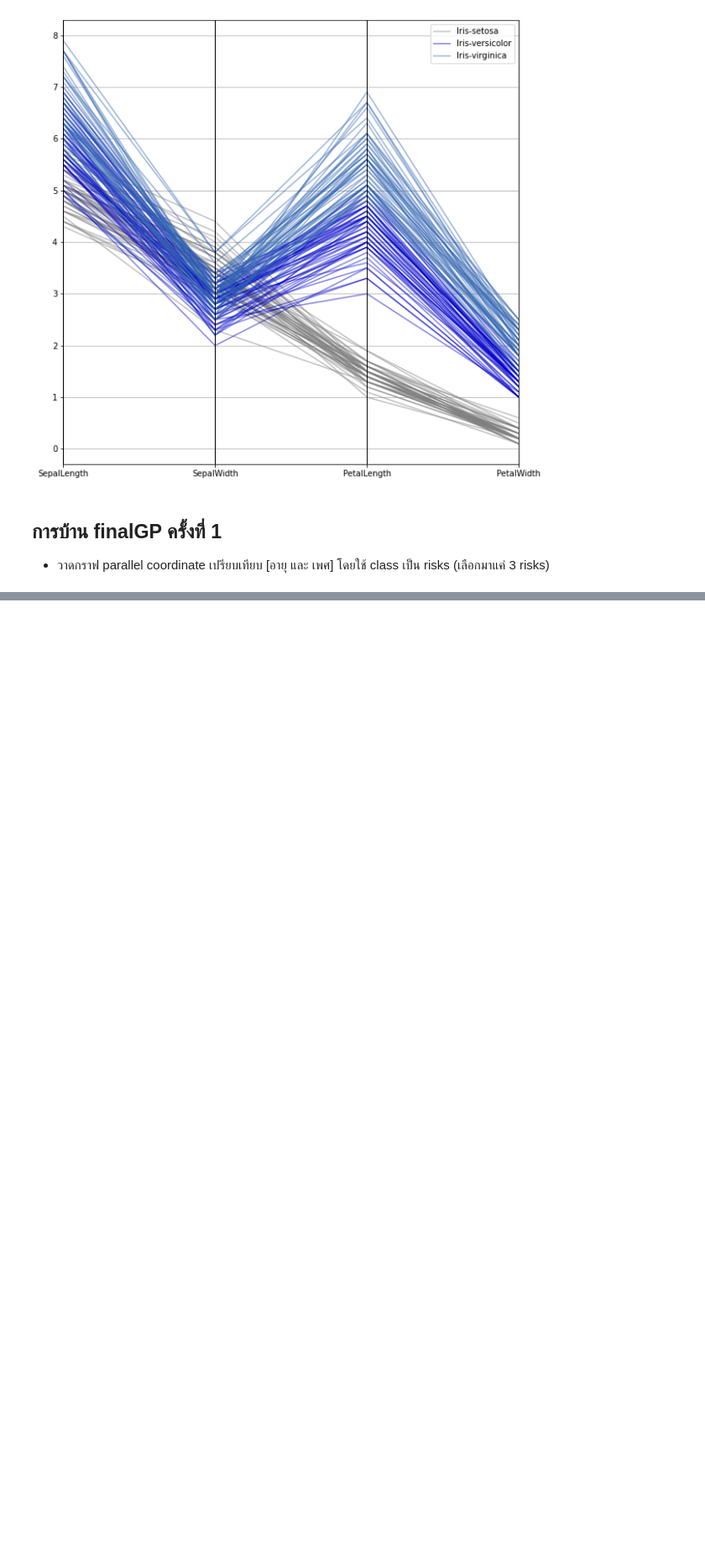
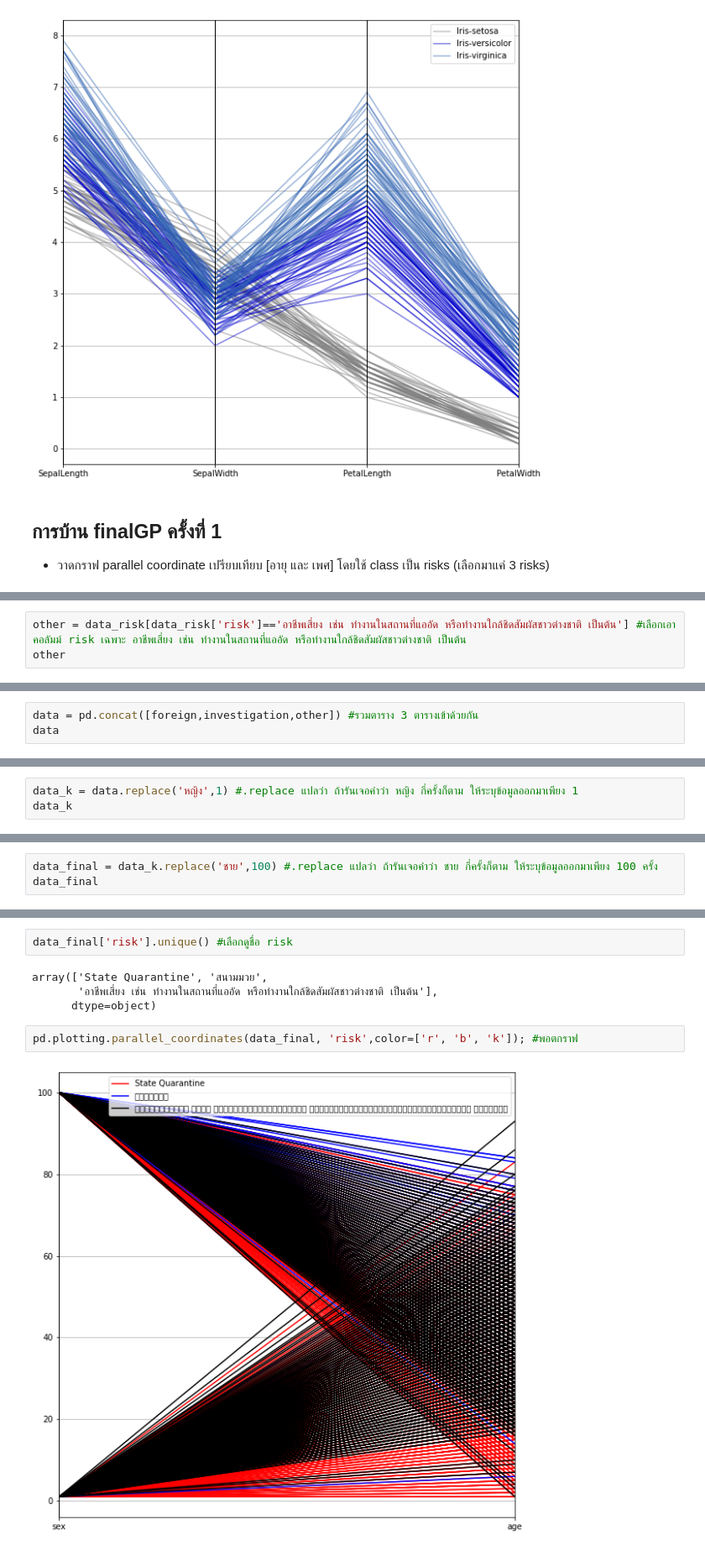
Before and after one commit to Umaporn19/data_viz_2022, a Jupyter notebook: DataViz01_Table_Data.ipynb, the cells around one changed output, grey strips where cells are left out. Shown at 84% size. Drawn from its saved outputs; the diff is of its cells as text; blank space fills up the shorter version.

```diff
--- a/DataViz01_Table_Data.ipynb
+++ b/DataViz01_Table_Data.ipynb
@@ -144,0 +259,3 @@ pd.plotting.parallel_coordinates(df, 'Name', color=[[0.5,0.5,0.5,0.5],[0,0,0.8,0
+# %%
+other = data_risk[data_risk['risk']=='อาชีพเสี่ยง เช่น ทำงานในสถานที่แออัด หรือทำงานใกล้ชิดสัมผัสชาวต่างชาติ เป็นต้น'] #เลือกเอาคอลัมม์ risk เฉพาะ อาชีพเสี่ยง เช่น ทำงานในสถานที่แออัด หรือทำงานใกล้ชิดสัมผัสชาวต่างชาติ เป็นต้น
+other
@@ -144,0 +276,3 @@ pd.plotting.parallel_coordinates(df, 'Name', color=[[0.5,0.5,0.5,0.5],[0,0,0.8,0
+# %%
+data = pd.concat([foreign,investigation,other]) #รวมตาราง 3 ตารางเข้าด้วยกัน
+data
@@ -144,0 +293,3 @@ pd.plotting.parallel_coordinates(df, 'Name', color=[[0.5,0.5,0.5,0.5],[0,0,0.8,0
+# %%
+data_k = data.replace('หญิง',1) #.replace แปลว่า ถ้ารันเจอคำว่า หญิง กี่ครั้งก็ตาม ให้ระบุข้อมูลออกมาเพียง 1
+data_k
@@ -144,0 +310,3 @@ pd.plotting.parallel_coordinates(df, 'Name', color=[[0.5,0.5,0.5,0.5],[0,0,0.8,0
+# %%
+data_final = data_k.replace('ชาย',100) #.replace แปลว่า ถ้ารันเจอคำว่า ชาย กี่ครั้งก็ตาม ให้ระบุข้อมูลออกมาเพียง 100 ครั้ง
+data_final
@@ -144,0 +344,10 @@ pd.plotting.parallel_coordinates(df, 'Name', color=[[0.5,0.5,0.5,0.5],[0,0,0.8,0
+# %%
+data_final['risk'].unique() #เลือกดูชื่อ risk
+# %% [output]
+array(['State Quarantine', 'สนามมวย',
+       'อาชีพเสี่ยง เช่น ทำงานในสถานที่แออัด หรือทำงานใกล้ชิดสัมผัสชาวต่างชาติ เป็นต้น'],
+      dtype=object)
+# %%
+pd.plotting.parallel_coordinates(data_final, 'risk',color=['r', 'b', 'k']); #พอตกราฟ
+# %% [output]
+[figure, added]
```
Also changed, not shown: parts of 24 cells of this notebook.
